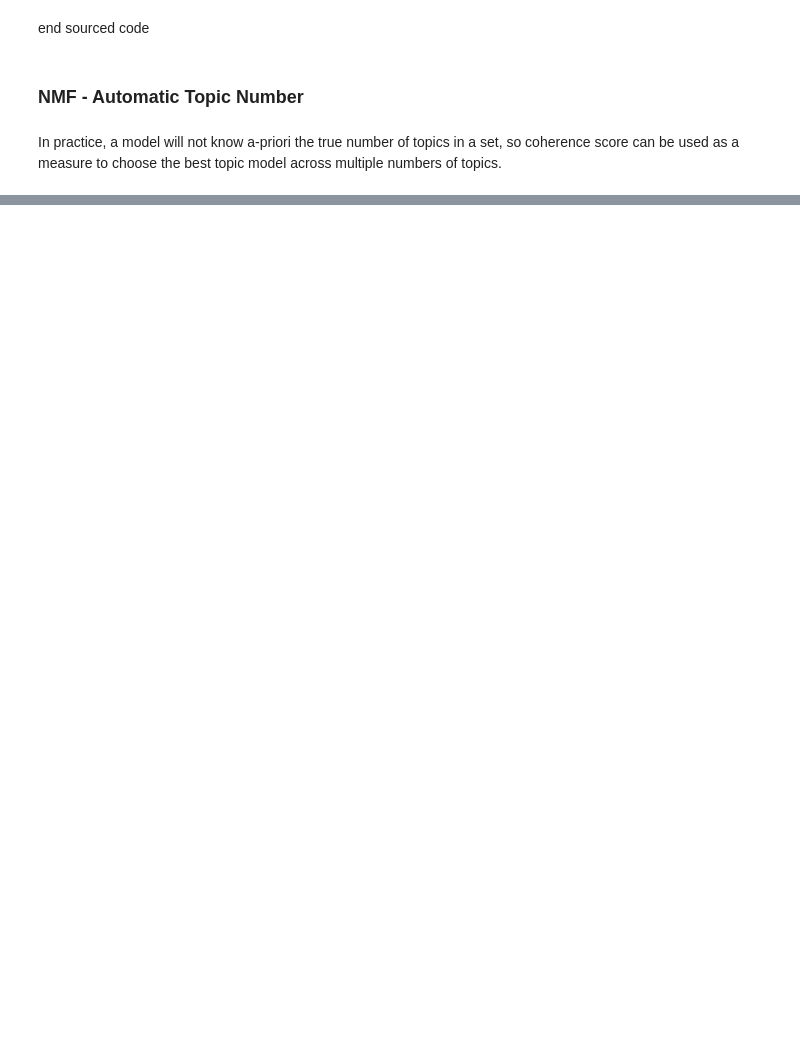
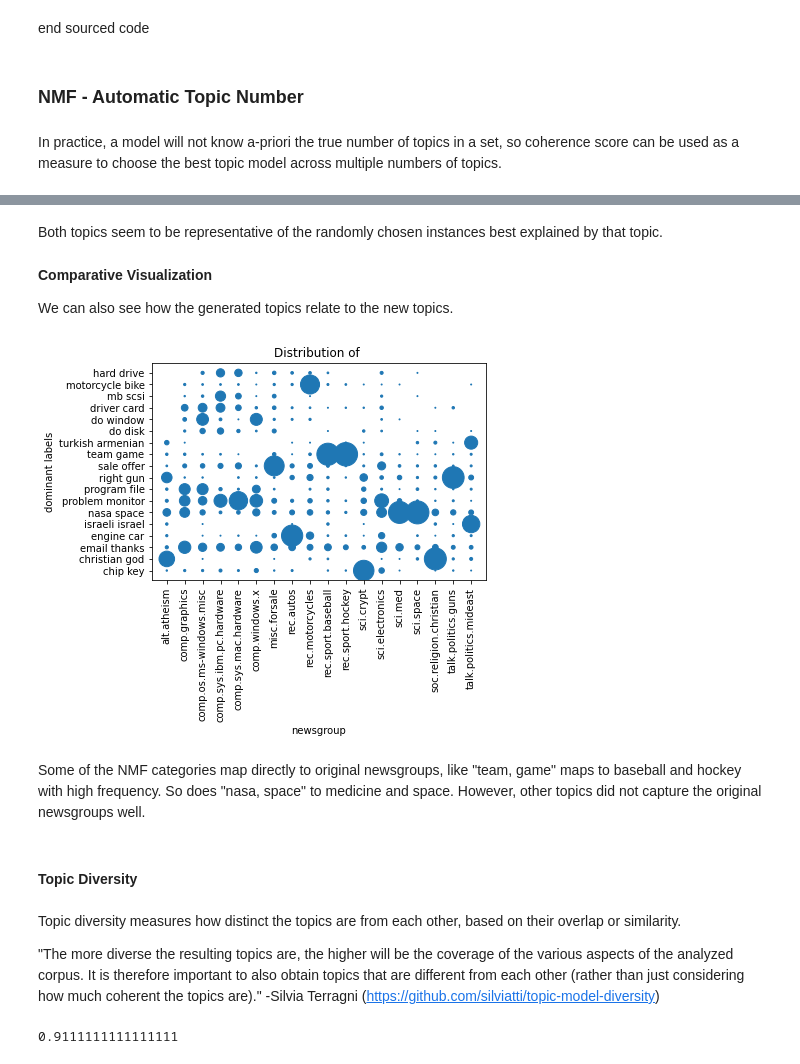
Before and after one commit to jjdrisco/Topic-Modeling_NMF-vs-BERTopic, a Jupyter notebook: NMF_20.ipynb, the cells around one changed output, grey strips where cells are left out. Drawn from its saved outputs; the diff is of its cells as text; code cells hidden in the pictures; blank space fills up the shorter version.

```diff
--- a/NMF_20.ipynb
+++ b/NMF_20.ipynb
@@ -630,0 +662,34 @@ The matrix chosen by coherence score had a worse residual than the one chosen wi
+# %% [markdown]
+Both topics seem to be representative of the randomly chosen instances best explained by that topic.
+# %% [markdown]
+<b>Comparative Visualization</b>
+
+We can also see how the generated topics relate to the new topics.
+# %%
+def plot_topic_match_nmf(W, H):
+    nmf_group_df = newsgroup_df.copy()
+    #dominant topic for each instance
+    nmf_group_df['dominant topic'] = np.argmax(W,axis=1)
+    top_two_labels = H.argsort(axis=1)[:,-2:]
+    nmf_group_df['dominant labels'] = nmf_group_df['dominant topic'].apply(
+            lambda x: " ".join([feature_names[i] for i in top_two_labels[x]])
+        )
+    topic_match_df = nmf_group_df.groupby(['newsgroup', 'dominant labels']).count().reset_index()
+    topic_match_df.plot.scatter(
+        x='newsgroup', y='dominant labels', s='document')
+    plt.xticks(rotation='vertical');
+    plt.title("Distribution of ")
+    plt.plot()
+    return nmf_group_df, topic_match_df
+
+nmf_group_df, topic_match_df = plot_topic_match_nmf(W, H);
+# %% [output]
+[figure, added]
+# %% [markdown]
+Some of the NMF categories map directly to original newsgroups, like "team, game" maps to baseball and hockey with high frequency. So does "nasa, space" to medicine and space. However, other topics did not capture the original newsgroups well.
+# %% [markdown]
+#### Topic Diversity
+# %% [markdown]
+Topic diversity measures how distinct the topics are from each other, based on their overlap or similarity.
+
+"The more diverse the resulting topics are, the higher will be the coverage of the various aspects of the analyzed corpus. It is therefore important to also obtain topics that are different from each other (rather than just considering how much coherent the topics are)." -Silvia Terragni (https://github.com/silviatti/topic-model-diversity)
@@ -630,0 +700,6 @@ The matrix chosen by coherence score had a worse residual than the one chosen wi
+# %%
+metric = TopicDiversity(topk=10) # Initialize metric
+topic_diversity_score_nmf_18 = metric.score(nmf_topics_output) # Compute score of the metric
+topic_diversity_score_nmf_18
+# %% [output]
+0.9111111111111111
```
Also changed, not shown: parts of 70 cells of this notebook.
